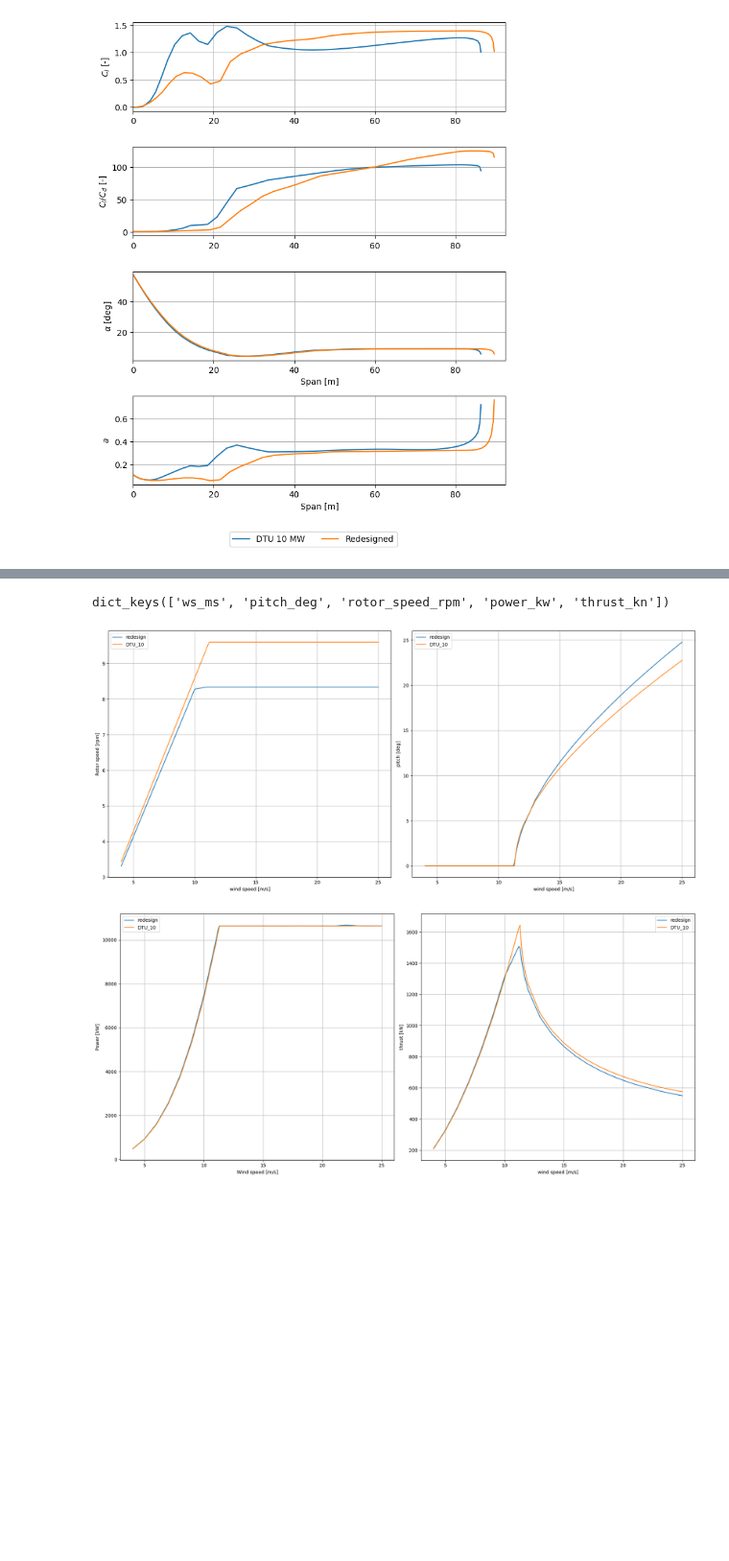
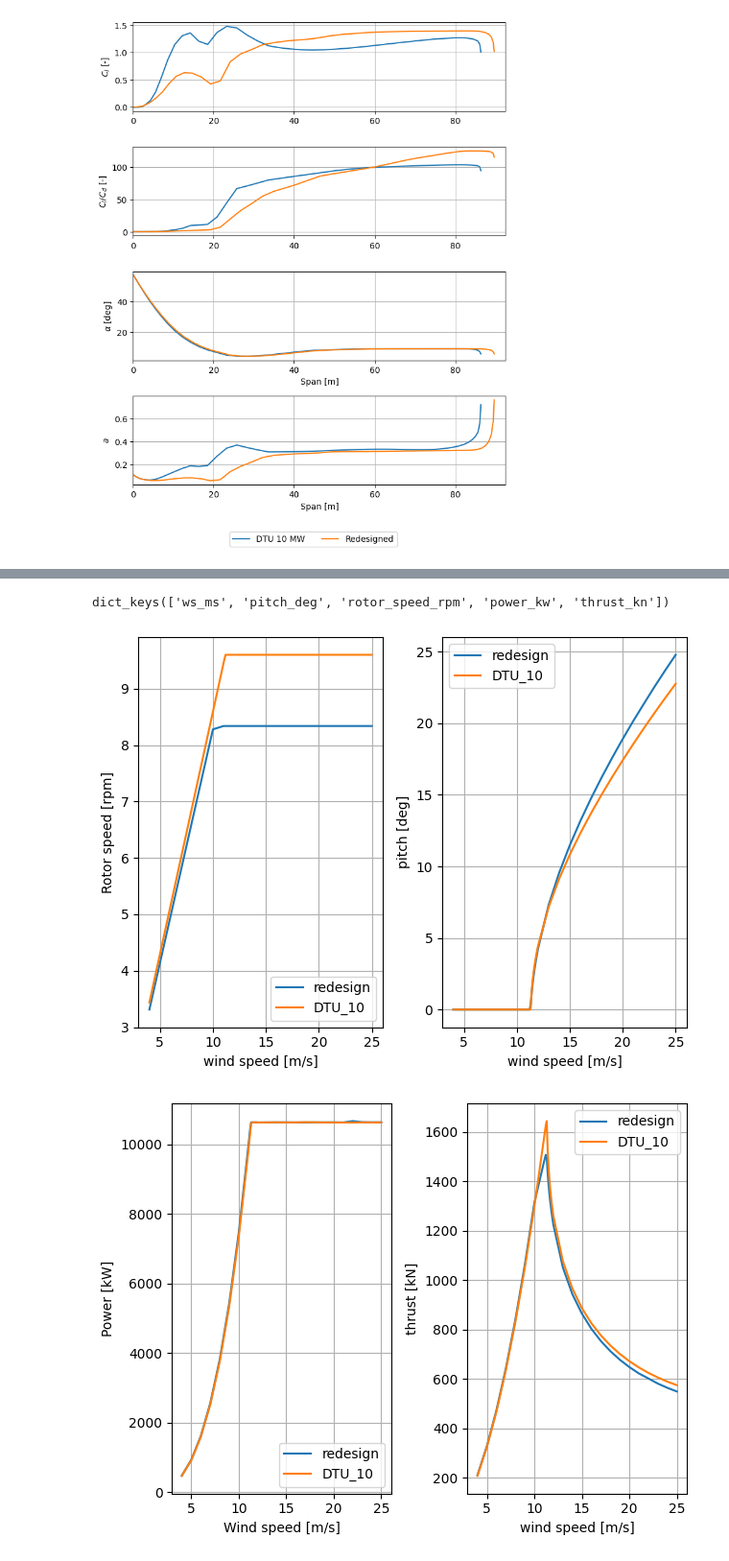
Before and after one commit to nicolaquaia/LAC_final, a Jupyter notebook: assignment_01/assignment1_03.ipynb, the cells around one changed output, grey strips where cells are left out. Shown at 96% size. Cells and saved outputs as stored; diff of their text form; code cells hidden in the pictures; blank space fills up the shorter version.

```diff
--- a/assignment_01/assignment1_03.ipynb
+++ b/assignment_01/assignment1_03.ipynb
@@ -283,7 +315,7 @@ rigid_DTU_10_data = load_oper(rigid_DTU_10_path)
 print(rigid_data.keys())
 
 
-fig1, axs1 = plt.subplots(1, 2, num=2, clear=True, figsize=(18,8))
+fig1, axs1 = plt.subplots(1, 2, num=2, clear=True)
 
 axs1[0].plot(rigid_data['ws_ms'], rigid_data['rotor_speed_rpm'], label='redesign')
 axs1[0].plot(rigid_DTU_10_data['ws_ms'], rigid_DTU_10_data['rotor_speed_rpm'], label='DTU_10')
@@ -300,33 +332,33 @@ axs1[1].legend()
 axs1[1].grid(True)
 
 # Adjust layout and show the figure
 plt.tight_layout()
 plt.show()
 
 
 # Side-by-side plots of the aerodynamic power (left plot) and its coefficient (right plot), and the thrust (left plot) and its coefficient (right plot) versus wind speed
 
 
-fig1, axs1 = plt.subplots(1, 2, num=2, clear=True, figsize=(18,8))
+fig1, axs1 = plt.subplots(1, 2, num=2, clear=True)
 
 axs1[0].plot(rigid_data['ws_ms'], rigid_data['power_kw'], label='redesign')
 axs1[0].plot(rigid_DTU_10_data['ws_ms'], rigid_DTU_10_data['power_kw'], label='DTU_10')
 axs1[0].set_ylabel("Power [kW]")
 axs1[0].set_xlabel("Wind speed [m/s]")
 axs1[0].legend()
 axs1[0].grid(True)
 
 axs1[1].plot(rigid_data['ws_ms'], rigid_data['thrust_kn'], label='redesign')
 axs1[1].plot(rigid_DTU_10_data['ws_ms'], rigid_DTU_10_data['thrust_kn'], label='DTU_10')
 axs1[1].set_xlabel("wind speed [m/s]")
 axs1[1].set_ylabel("thrust [kN]")
 axs1[1].legend()
 axs1[1].grid(True)
 
 # Adjust layout and show the figure
 plt.tight_layout()
 plt.show()
 # %% [output]
 dict_keys(['ws_ms', 'pitch_deg', 'rotor_speed_rpm', 'power_kw', 'thrust_kn'])
-[figure, old version]
+[figure, new version]
-[figure, old version]
+[figure, new version]
```
Also changed, not shown: parts of 6 cells of this notebook, 52 other files.
